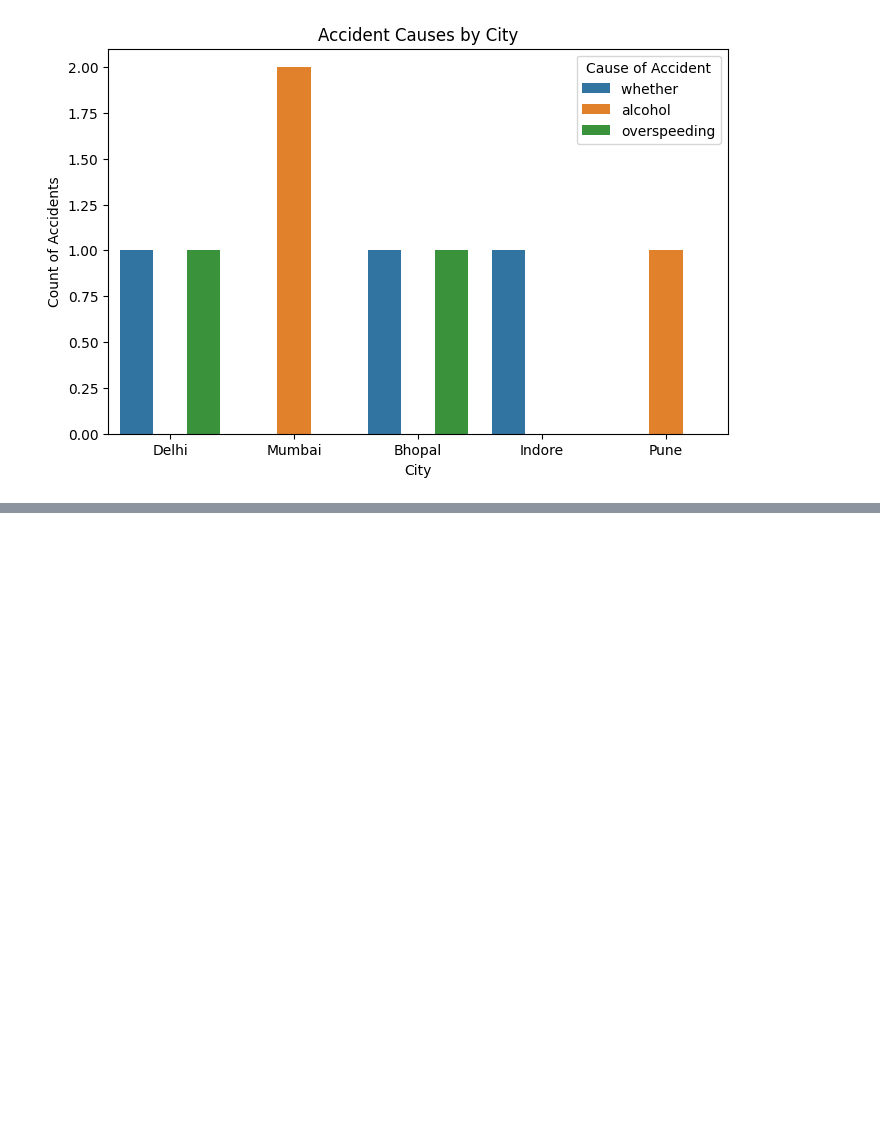
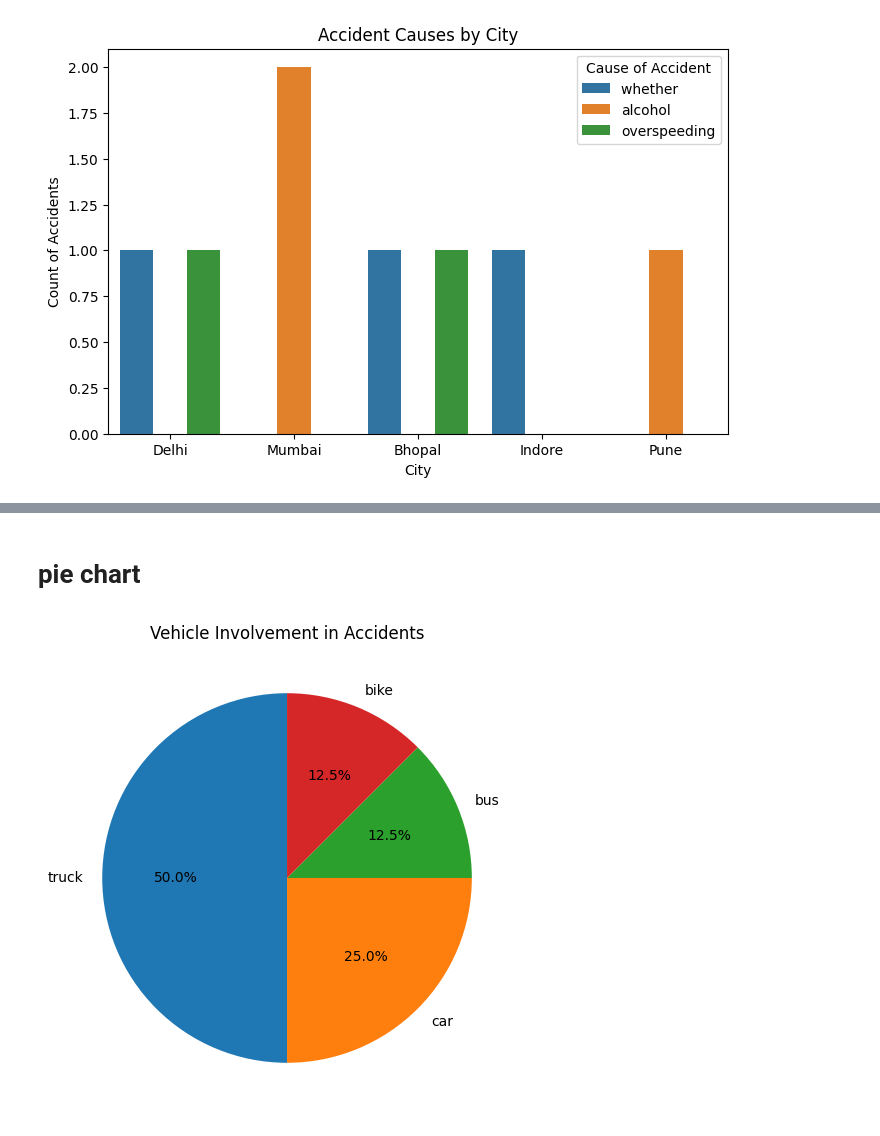
Before and after one commit to nagarneha/traffic_accident-_analysis, a Jupyter notebook: traffic_analysis.ipynb, the cells around one changed output, grey strips where cells are left out. Saved outputs shown, nothing was run; the diff lists cells and outputs as text; code cells hidden in the pictures; blank space fills up the shorter version.

```diff
--- a/traffic_analysis.ipynb
+++ b/traffic_analysis.ipynb
@@ -161,0 +195,14 @@ plt.show()
+# %% [markdown]
+# pie chart
+# %%
+df["Vehicles_Involved"].value_counts().plot(
+    kind="pie",
+    autopct="%1.1f%%",
+    figsize=(6,6),
+    startangle=90
+)
+plt.title("Vehicle Involvement in Accidents")
+plt.ylabel("")
+plt.show()
+# %% [output]
+[figure, added]
```
Also changed, not shown: parts of 8 cells of this notebook.
